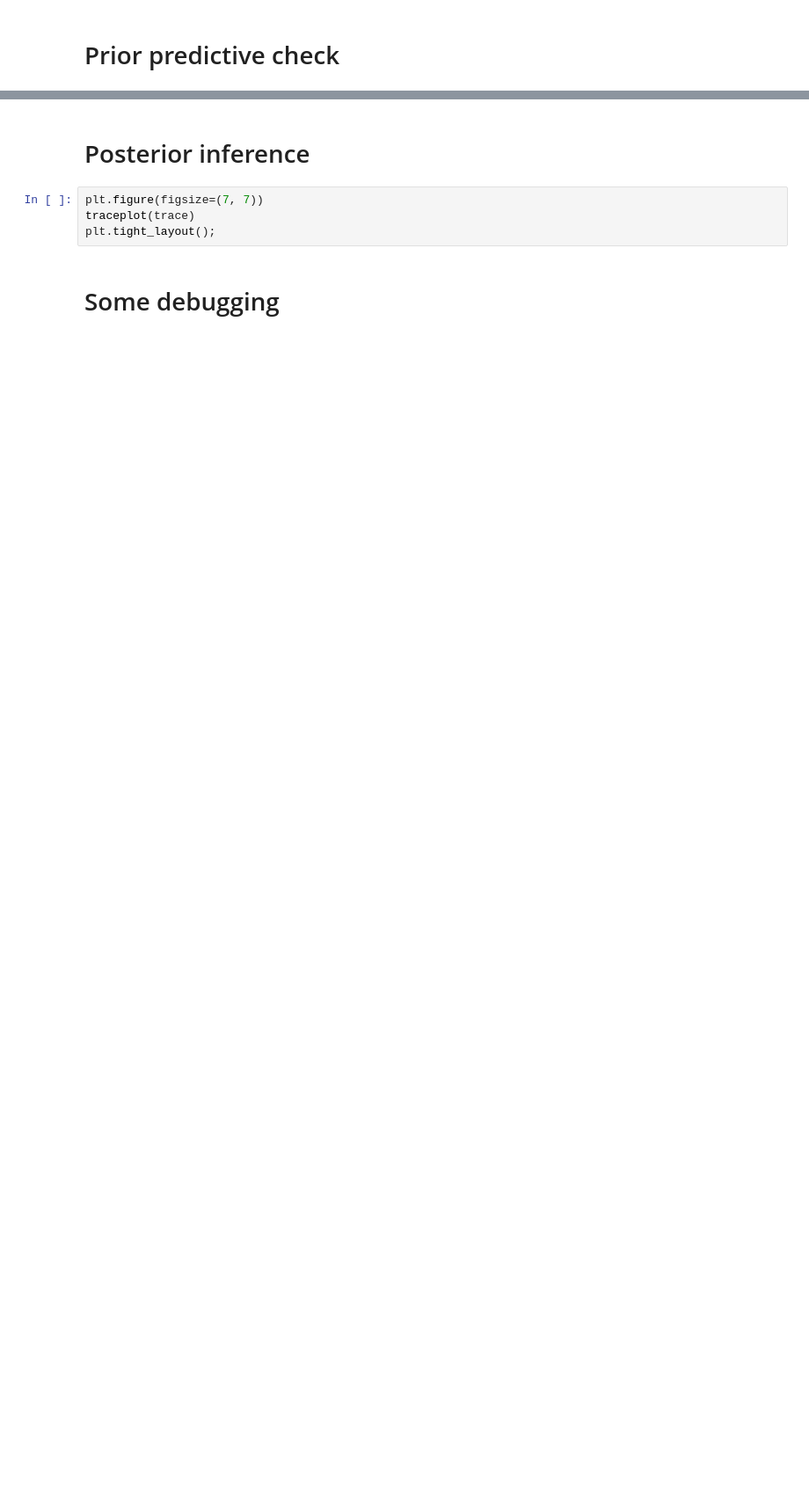
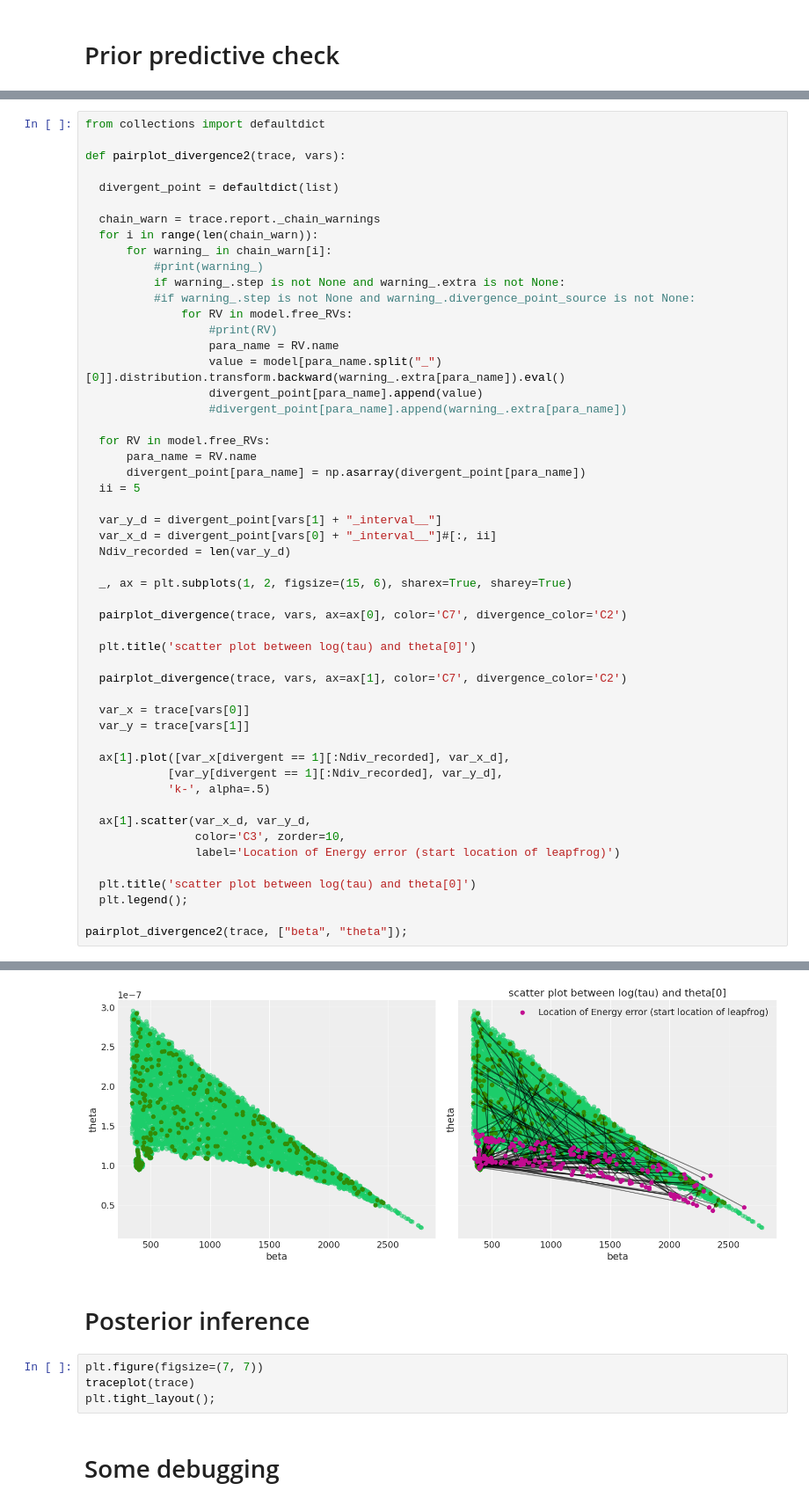
Before and after one commit to emilemathieu/illegal_fishing, a Jupyter notebook: yearly.ipynb, the cells around one changed output, grey strips where cells are left out. Shown at 88% size. Drawn from its saved outputs; the diff is of its cells as text; blank space fills up the shorter version.

```diff
--- a/yearly.ipynb
+++ b/yearly.ipynb
@@ -165,0 +273,53 @@ traceplot({k: prior_checks[k] for k in ('r', 'T', 'x_i', 'x_l')})
+# %%
+from collections import defaultdict
+
+def pairplot_divergence2(trace, vars):
+
+  divergent_point = defaultdict(list)
+
+  chain_warn = trace.report._chain_warnings
+  for i in range(len(chain_warn)):
+      for warning_ in chain_warn[i]:
+          #print(warning_)
+          if warning_.step is not None and warning_.extra is not None:
+          #if warning_.step is not None and warning_.divergence_point_source is not None:
+              for RV in model.free_RVs:
+                  #print(RV)
+                  para_name = RV.name
+                  value = model[para_name.split("_")[0]].distribution.transform.backward(warning_.extra[para_name]).eval()
+                  divergent_point[para_name].append(value)
+                  #divergent_point[para_name].append(warning_.extra[para_name])
+
+  for RV in model.free_RVs:
+      para_name = RV.name
+      divergent_point[para_name] = np.asarray(divergent_point[para_name])
+  ii = 5
+
+  var_y_d = divergent_point[vars[1] + "_interval__"]
+  var_x_d = divergent_point[vars[0] + "_interval__"]#[:, ii]
+  Ndiv_recorded = len(var_y_d)
+
+  _, ax = plt.subplots(1, 2, figsize=(15, 6), sharex=True, sharey=True)
+
+  pairplot_divergence(trace, vars, ax=ax[0], color='C7', divergence_color='C2')
+
+  plt.title('scatter plot between log(tau) and theta[0]')
+
+  pairplot_divergence(trace, vars, ax=ax[1], color='C7', divergence_color='C2')
+
+  var_x = trace[vars[0]]
+  var_y = trace[vars[1]]
+
+  ax[1].plot([var_x[divergent == 1][:Ndiv_recorded], var_x_d],
+            [var_y[divergent == 1][:Ndiv_recorded], var_y_d],
+            'k-', alpha=.5)
+
+  ax[1].scatter(var_x_d, var_y_d,
+                color='C3', zorder=10,
+                label='Location of Energy error (start location of leapfrog)')
+
+  plt.title('scatter plot between log(tau) and theta[0]')
+  plt.legend();
+
+pairplot_divergence2(trace, ["beta", "theta"]);
+# %% [output]
@@ -166,3 +327,4 @@ traceplot({k: prior_checks[k] for k in ('r', 'T', 'x_i', 'x_l')})
+[figure, added]
 # %% [markdown]
 # Posterior inference
 # %%
```
Also changed, not shown: parts of 13 cells of this notebook.
